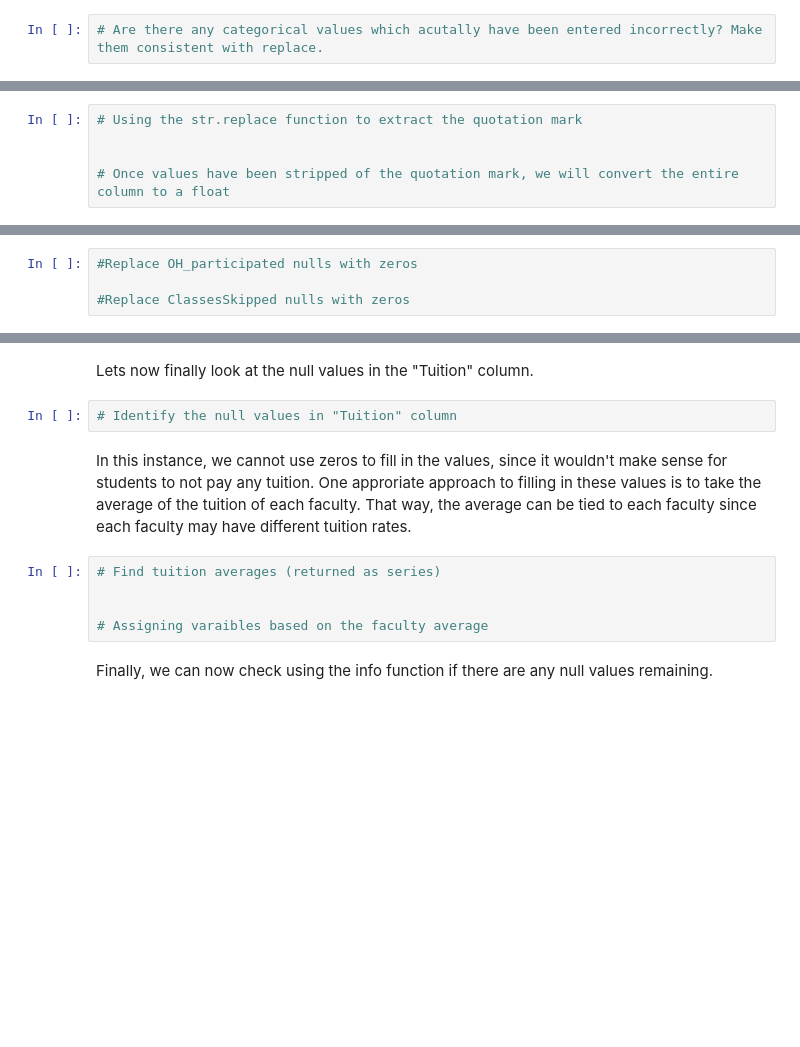
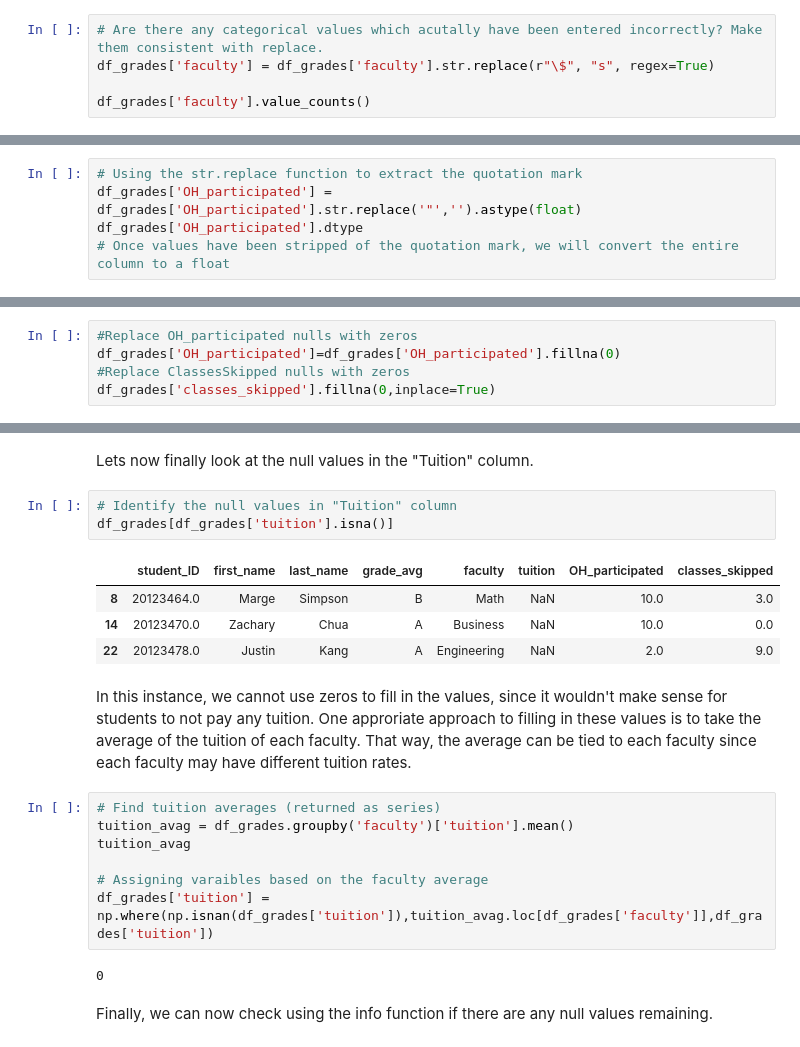
Before and after one commit to abubakar2029/machine-learning-portfolio, a Jupyter notebook: 01_data_loading_&_preparation/notebooks/Data Cleaning and Imputation - Student Version.ipynb, the cells around one changed output, grey strips where cells are left out. Drawn from its saved outputs; the diff is of its cells as text; blank space fills up the shorter version.

```diff
--- a/01_data_loading_&_preparation/notebooks/Data Cleaning and Imputation - Student Version.ipynb
+++ b/01_data_loading_&_preparation/notebooks/Data Cleaning and Imputation - Student Version.ipynb
@@ -81,2 +89,5 @@ Name: faculty, dtype: int64
 # %%
 # Are there any categorical values which acutally have been entered incorrectly? Make them consistent with replace.
+df_grades['faculty'] = df_grades['faculty'].str.replace(r"\$", "s", regex=True)
+
+df_grades['faculty'].value_counts()
@@ -126,6 +151,6 @@ memory usage: 3.2+ KB
 To fix this error, we can use the `str.replace` function to extract the quotation marks and convert the entire column into the approrpriate data type. In this case, it would be the float data type for this column.
 # %%
 # Using the str.replace function to extract the quotation mark
-
-
+df_grades['OH_participated'] = df_grades['OH_participated'].str.replace('"','').astype(float)
+df_grades['OH_participated'].dtype
 # Once values have been stripped of the quotation mark, we will convert the entire column to a float
@@ -156,7 +183,8 @@ Some null values can be treated as zeros, whilst some may really be missing valu
 We have confirmed with staff that OHparticipated and ClassesSkipped both appear as null when these values are zero. The team know the data well enough to verify this. Therefore we can fill the nulls with zeros using the fillna() function.
 # %%
 #Replace OH_participated nulls with zeros
-
+df_grades['OH_participated']=df_grades['OH_participated'].fillna(0)
 #Replace ClassesSkipped nulls with zeros
+df_grades['classes_skipped'].fillna(0,inplace=True)
 # %%
 #Check the presence of null values in all columns once again
@@ -166,13 +205,23 @@ We have confirmed with staff that OHparticipated and ClassesSkipped both appear
 Lets now finally look at the null values in the "Tuition" column.
 # %%
 # Identify the null values in "Tuition" column
+df_grades[df_grades['tuition'].isna()]
+# %% [output]
+|  | student_ID | first_name | last_name | grade_avg | faculty | tuition | OH_participated | classes_skipped |
+| 8 | 20123464.0 | Marge | Simpson | B | Math | NaN | 10.0 | 3.0 |
+| 14 | 20123470.0 | Zachary | Chua | A | Business | NaN | 10.0 | 0.0 |
+| 22 | 20123478.0 | Justin | Kang | A | Engineering | NaN | 2.0 | 9.0 |
 # %% [markdown]
 In this instance, we cannot use zeros to fill in the values, since it wouldn't make sense for students to not pay any tuition. One approriate approach to filling in these values is to take the average of the tuition of each faculty. That way, the average can be tied to each faculty since each faculty may have different tuition rates.
 # %%
 # Find tuition averages (returned as series)
-
+tuition_avag = df_grades.groupby('faculty')['tuition'].mean()
+tuition_avag
 
 # Assigning varaibles based on the faculty average
+df_grades['tuition'] = np.where(np.isnan(df_grades['tuition']),tuition_avag.loc[df_grades['faculty']],df_grades['tuition'])
+# %% [output]
+0
 # %% [markdown]
 Finally, we can now check using the info function if there are any null values remaining.
 # %%
```
Also changed, not shown: parts of 21 cells of this notebook, 8 other files.
